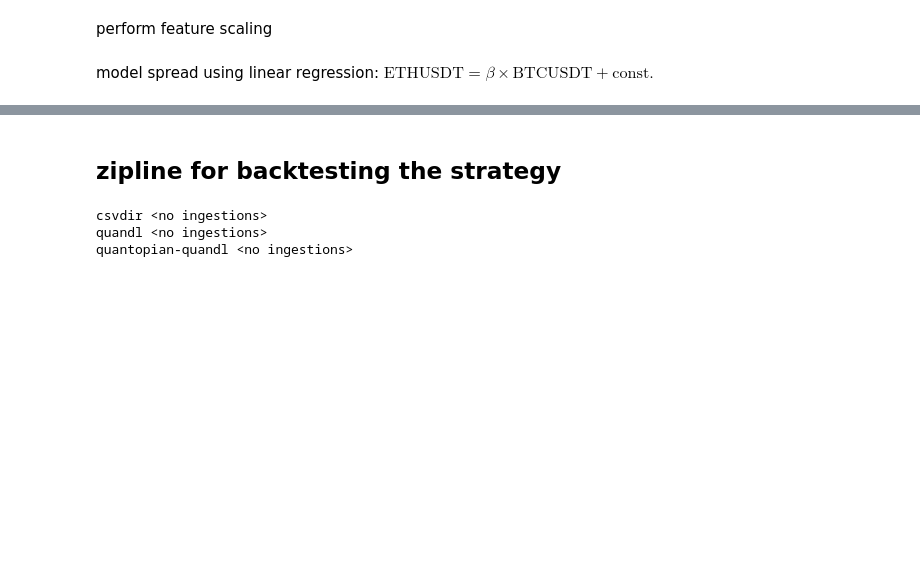
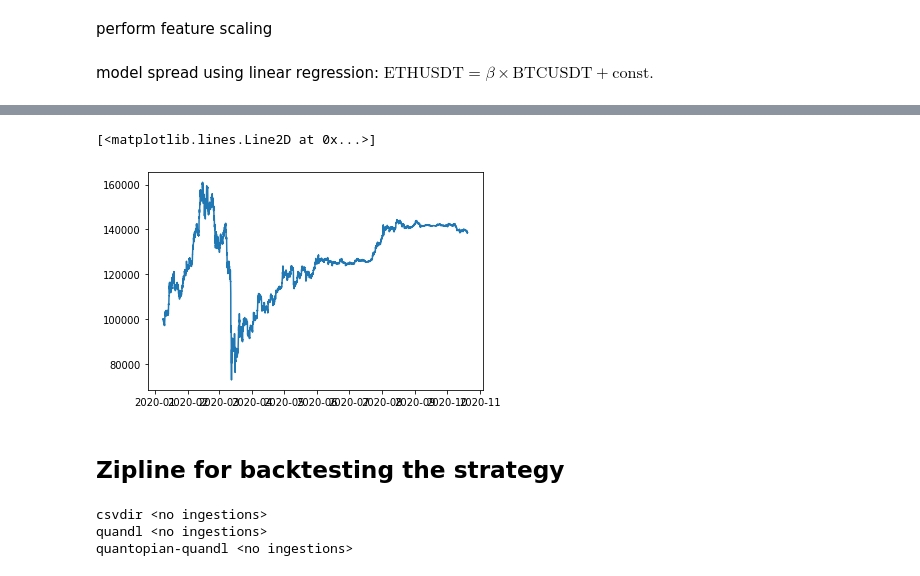
Before and after one commit to peparhugo/Econometrics_group_project, a Jupyter notebook: submission_3/data-ideas/pairs-trading-22102020.ipynb, the cells around one changed output, grey strips where cells are left out. Cells and saved outputs as stored; diff of their text form; code cells hidden in the pictures; blank space fills up the shorter version.

```diff
--- a/submission_3/data-ideas/pairs-trading-22102020.ipynb
+++ b/submission_3/data-ideas/pairs-trading-22102020.ipynb
@@ -134,5 +340,10 @@ MissingDataError: exog contains inf or nans
+# %%
+plt.plot(df_pairs['portfolio value'])
+# %% [output]
+[<matplotlib.lines.Line2D at 0x...>]
+[figure, added]
 # %% [markdown]
-## zipline for backtesting the strategy
+## Zipline for backtesting the strategy
 # %%
 %load_ext zipline
 # %%
```
Also changed, not shown: parts of 29 cells of this notebook, 1 other file.
